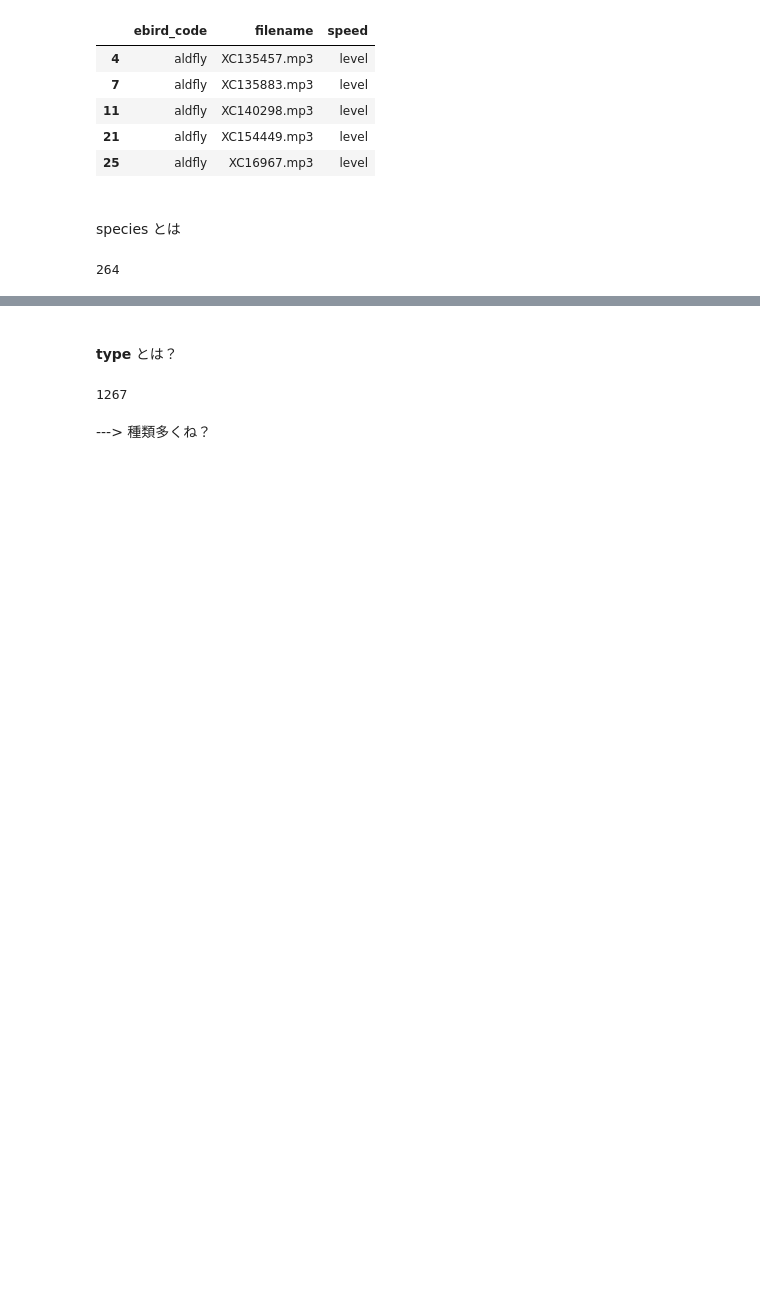
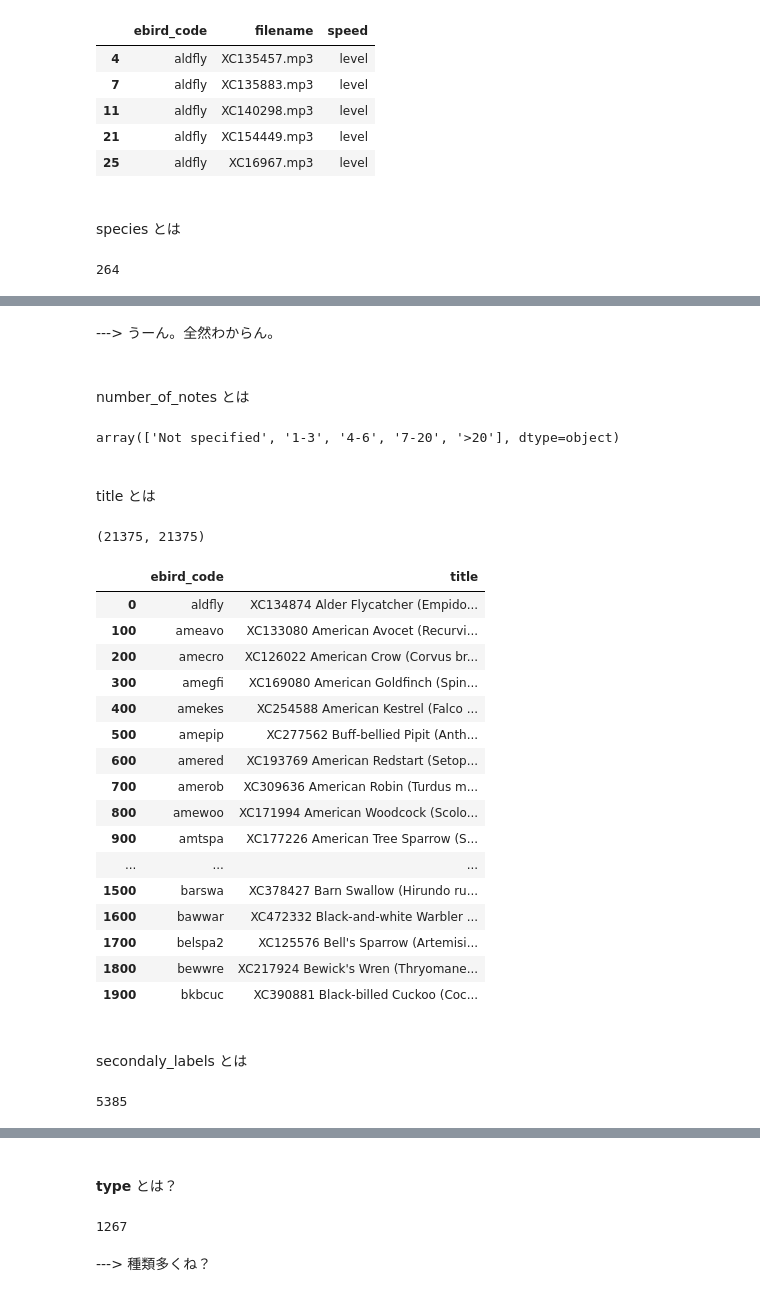
Before and after one commit to fkubota/kaggle-Cornell-Birdcall-Identification, a Jupyter notebook: nb/001_eda.ipynb, the cells around one changed output, grey strips where cells are left out. Cells and saved outputs as stored; diff of their text form; code cells hidden in the pictures; blank space fills up the shorter version.

```diff
--- a/nb/001_eda.ipynb
+++ b/nb/001_eda.ipynb
@@ -324,0 +326,46 @@ df_train['species'].value_counts(ascending=True).plot(kind='barh')
+# %% [markdown]
+---> うーん。全然わからん。
+# %% [markdown]
+<br>
+
+number_of_notes とは
+# %%
+df_train['number_of_notes'].unique()
+# %% [output]
+array(['Not specified', '1-3', '4-6', '7-20', '>20'], dtype=object)
+# %% [markdown]
+<br>
+
+title とは
+# %%
+df_train['title'].nunique(),  len(df_train)
+# %% [output]
+(21375, 21375)
+# %%
+df_train[['ebird_code', 'title']][:2000:100]
+# %% [output]
+|  | ebird_code | title |
+| 0 | aldfly | XC134874 Alder Flycatcher (Empido... |
+| 100 | ameavo | XC133080 American Avocet (Recurvi... |
+| 200 | amecro | XC126022 American Crow (Corvus br... |
+| 300 | amegfi | XC169080 American Goldfinch (Spin... |
+| 400 | amekes | XC254588 American Kestrel (Falco ... |
+| 500 | amepip | XC277562 Buff-bellied Pipit (Anth... |
+| 600 | amered | XC193769 American Redstart (Setop... |
+| 700 | amerob | XC309636 American Robin (Turdus m... |
+| 800 | amewoo | XC171994 American Woodcock (Scolo... |
+| 900 | amtspa | XC177226 American Tree Sparrow (S... |
+| ... | ... | ... |
+| 1500 | barswa | XC378427 Barn Swallow (Hirundo ru... |
+| 1600 | bawwar | XC472332 Black-and-white Warbler ... |
+| 1700 | belspa2 | XC125576 Bell's Sparrow (Artemisi... |
+| 1800 | bewwre | XC217924 Bewick's Wren (Thryomane... |
+| 1900 | bkbcuc | XC390881 Black-billed Cuckoo (Coc... |
+# %% [markdown]
+<br>
+
+secondaly_labels とは
+# %%
+df_train['secondary_labels'].nunique()
+# %% [output]
+5385
```
Also changed, not shown: parts of 2 cells of this notebook, 2 other files.
